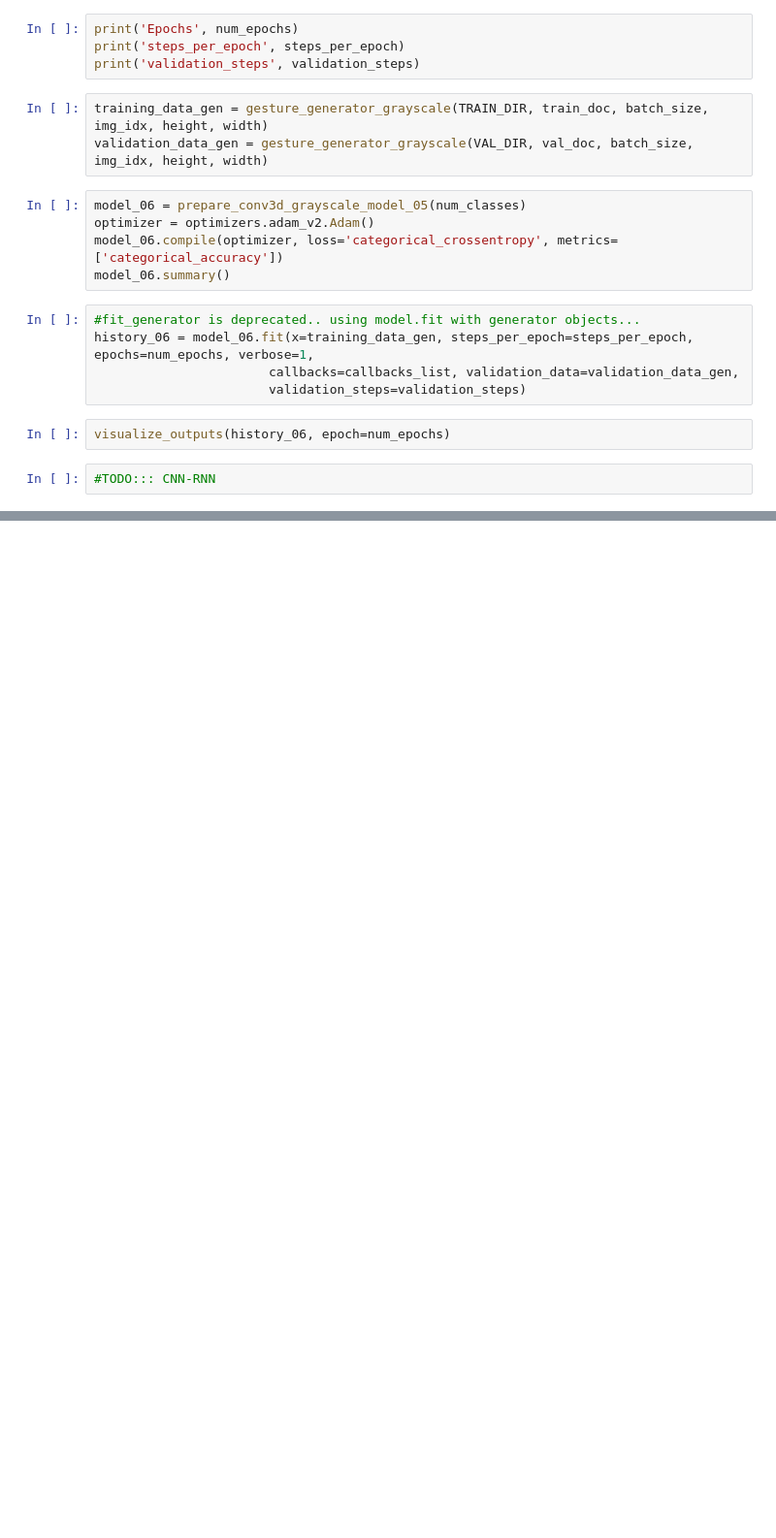
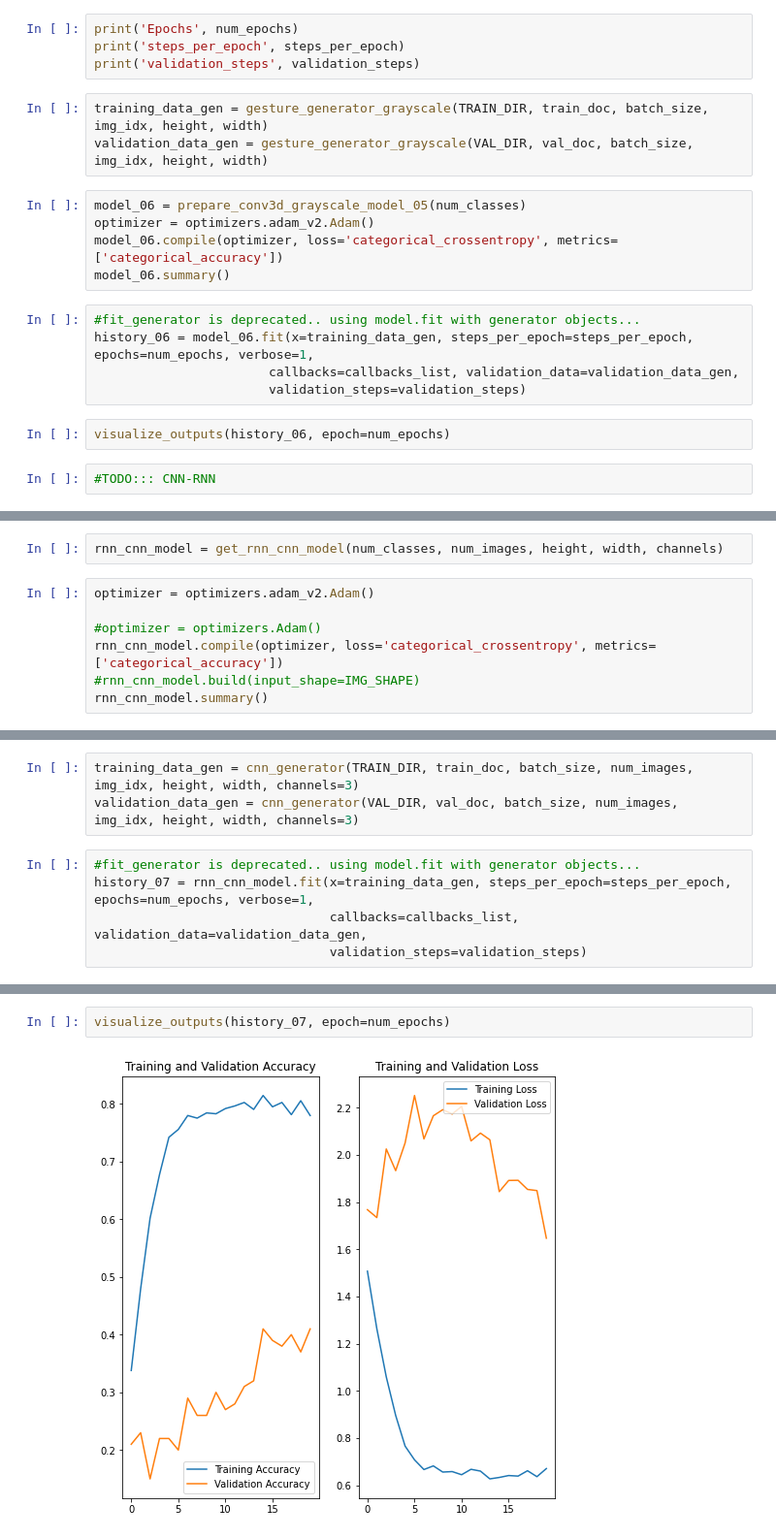
Before and after one commit to Vasista-Eranki/GestureRecognitionProject, a Jupyter notebook: My_Gesture_recognition.ipynb, the cells around one changed output, grey strips where cells are left out. Shown at 97% size. Drawn from its saved outputs; the diff is of its cells as text; blank space fills up the shorter version.

```diff
--- a/My_Gesture_recognition.ipynb
+++ b/My_Gesture_recognition.ipynb
@@ -939,0 +1005,9 @@ visualize_outputs(history_06, epoch=num_epochs)
+# %%
+rnn_cnn_model = get_rnn_cnn_model(num_classes, num_images, height, width, channels)
+# %%
+optimizer = optimizers.adam_v2.Adam()
+
+#optimizer = optimizers.Adam()
+rnn_cnn_model.compile(optimizer, loss='categorical_crossentropy', metrics=['categorical_accuracy'])
+#rnn_cnn_model.build(input_shape=IMG_SHAPE)
+rnn_cnn_model.summary()
@@ -939,0 +1032,8 @@ visualize_outputs(history_06, epoch=num_epochs)
+# %%
+training_data_gen = cnn_generator(TRAIN_DIR, train_doc, batch_size, num_images, img_idx, height, width, channels=3)
+validation_data_gen = cnn_generator(VAL_DIR, val_doc, batch_size, num_images, img_idx, height, width, channels=3)
+# %%
+#fit_generator is deprecated.. using model.fit with generator objects...
+history_07 = rnn_cnn_model.fit(x=training_data_gen, steps_per_epoch=steps_per_epoch, epochs=num_epochs, verbose=1,
+                               callbacks=callbacks_list, validation_data=validation_data_gen,
+                               validation_steps=validation_steps)
@@ -939,0 +1060,4 @@ visualize_outputs(history_06, epoch=num_epochs)
+# %%
+visualize_outputs(history_07, epoch=num_epochs)
+# %% [output]
+[figure, added]
```
Also changed, not shown: parts of 21 cells of this notebook.
